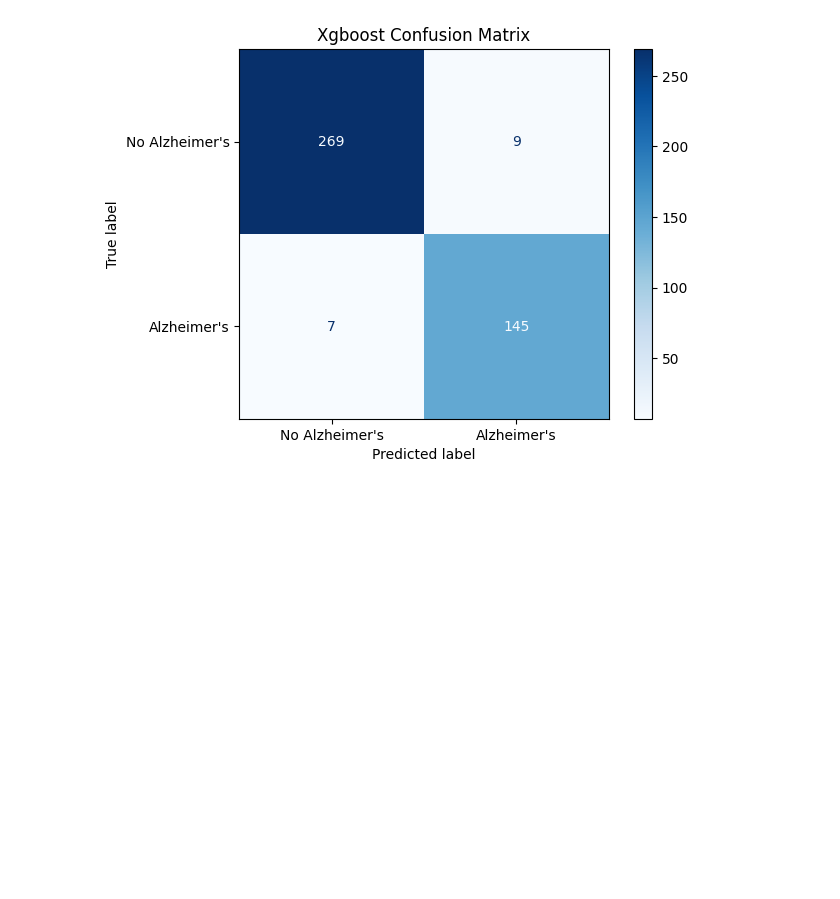
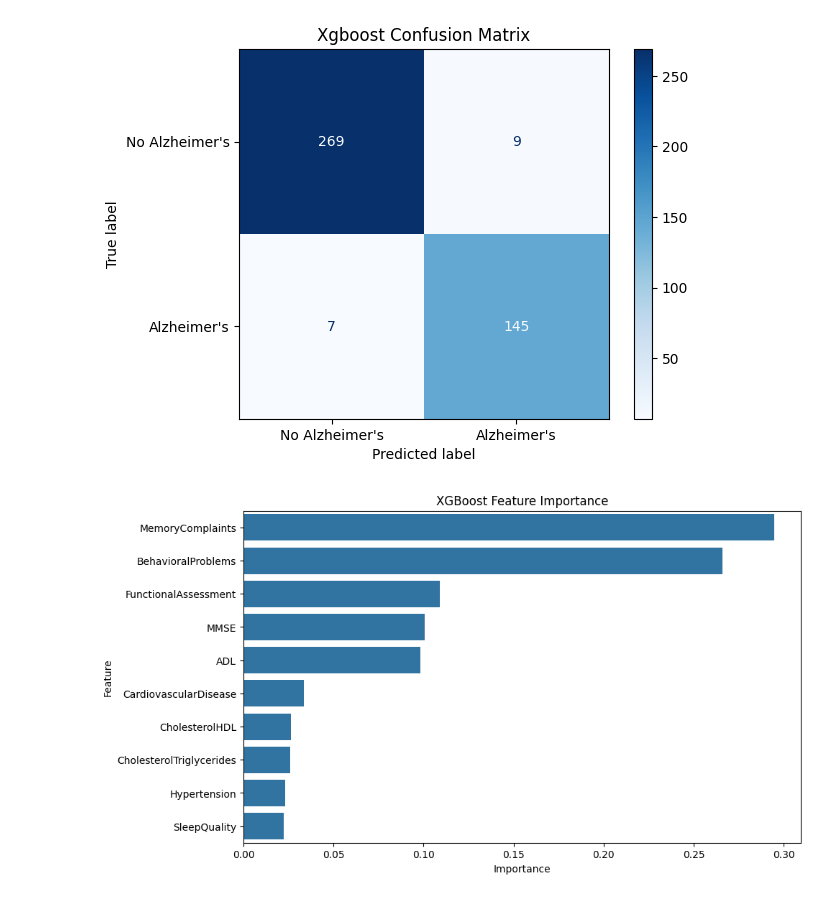
Before and after one commit to mtfattahpour/alzheimer-ml-classification, a Jupyter notebook: notebooks/models.ipynb, the cells around one changed output. Saved outputs shown, nothing was run; the diff lists cells and outputs as text; code cells hidden in the pictures; blank space fills up the shorter version.

Commit message:
Added feature importance snippet

```diff
--- a/notebooks/models.ipynb
+++ b/notebooks/models.ipynb
@@ -262,3 +262,16 @@ plt.title('Xgboost Confusion Matrix')
 plt.show()
 # %% [output]
 [figure]
+# %%
+feature_names = X_train_selected_scaled.columns
+xgb_importances = final_xgb.feature_importances_
+
+xgb_imp_df = pd.DataFrame({'Feature': feature_names, 'Importance': xgb_importances})
+xgb_imp_df = xgb_imp_df.sort_values(by='Importance', ascending=False)
+
+plt.figure(figsize=(10, 6))
+sns.barplot(x='Importance', y='Feature', data=xgb_imp_df)
+plt.title('XGBoost Feature Importance')
+plt.show()
+# %% [output]
+[figure, added]
```
Also changed, not shown: parts of 1 cell of this notebook.
